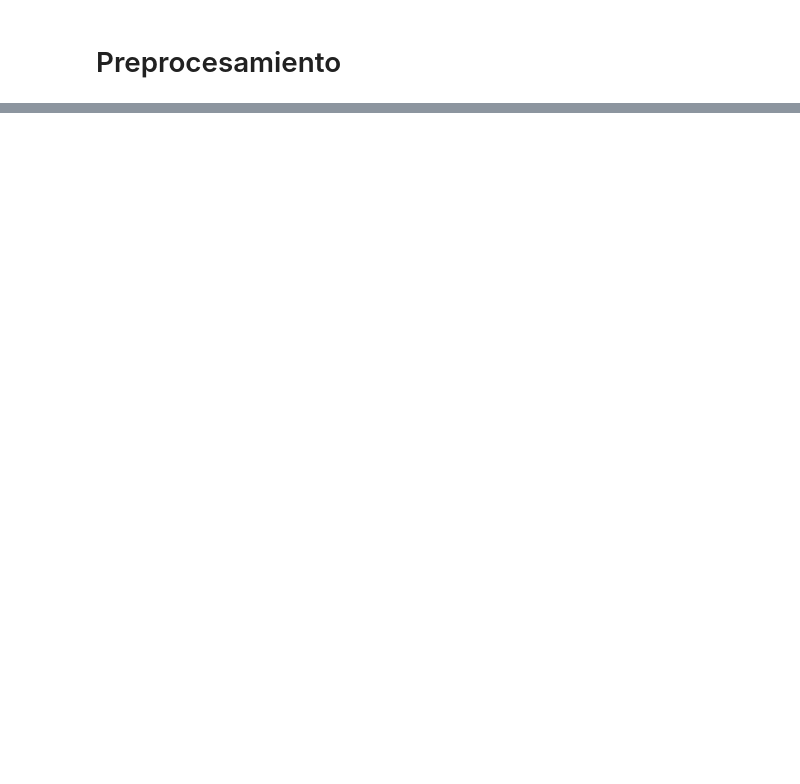
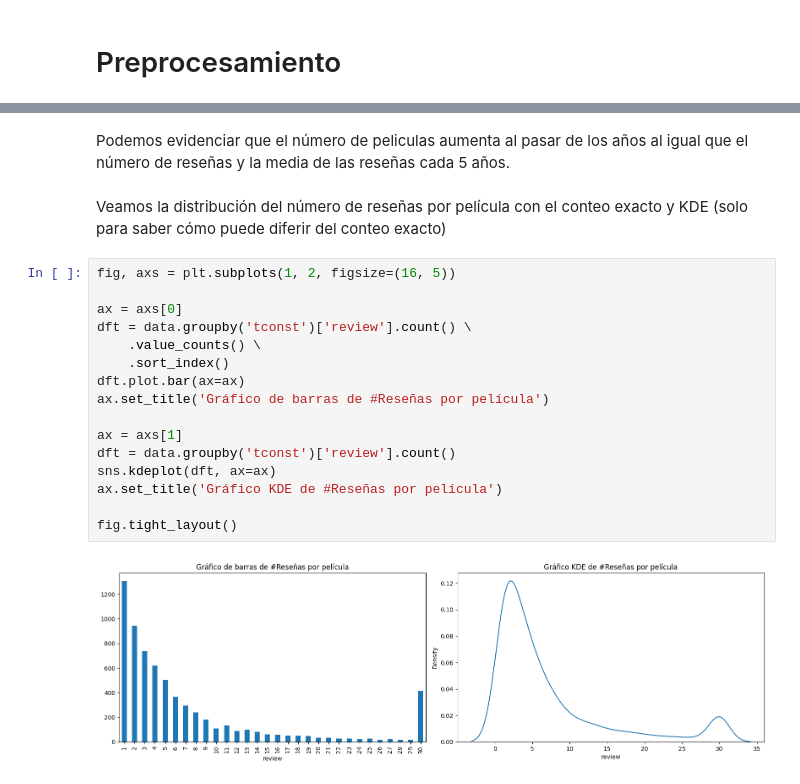
Before and after one commit to santicar1809/aprendizaje_automatico_textos, a Jupyter notebook: code_14.ipynb, the cells around one changed output, grey strips where cells are left out. Saved outputs shown, nothing was run; the diff lists cells and outputs as text; blank space fills up the shorter version.

```diff
--- a/code_14.ipynb
+++ b/code_14.ipynb
@@ -86,0 +348,22 @@ memory usage: 6.1+ MB
+# %% [markdown]
+  Podemos evidenciar que el número de peliculas aumenta al pasar de los años al igual que el número de reseñas y la media de las reseñas cada 5 años.
+# %% [markdown]
+Veamos la distribución del número de reseñas por película con el conteo exacto y KDE (solo para saber cómo puede diferir del conteo exacto)
+# %%
+fig, axs = plt.subplots(1, 2, figsize=(16, 5))
+
+ax = axs[0]
+dft = data.groupby('tconst')['review'].count() \
+    .value_counts() \
+    .sort_index()
+dft.plot.bar(ax=ax)
+ax.set_title('Gráfico de barras de #Reseñas por película')
+
+ax = axs[1]
+dft = data.groupby('tconst')['review'].count()
+sns.kdeplot(dft, ax=ax)
+ax.set_title('Gráfico KDE de #Reseñas por película')
+
+fig.tight_layout()
+# %% [output]
+[figure, added]
```
Also changed, not shown: parts of 80 cells of this notebook, 5 other files.
